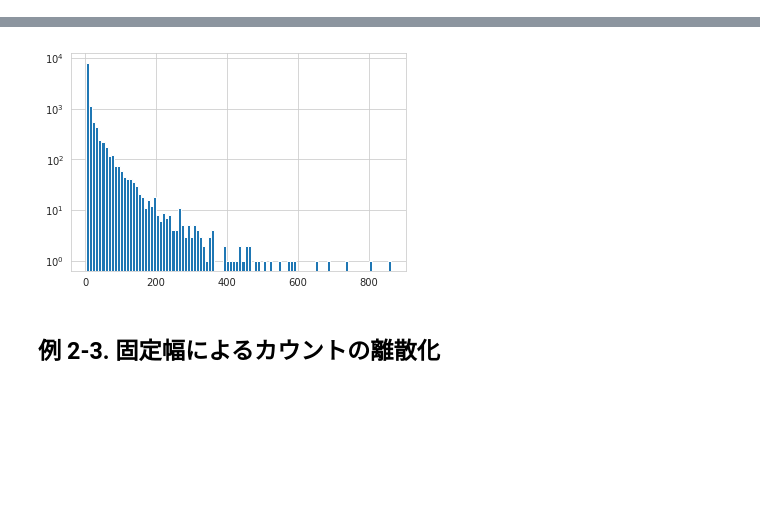
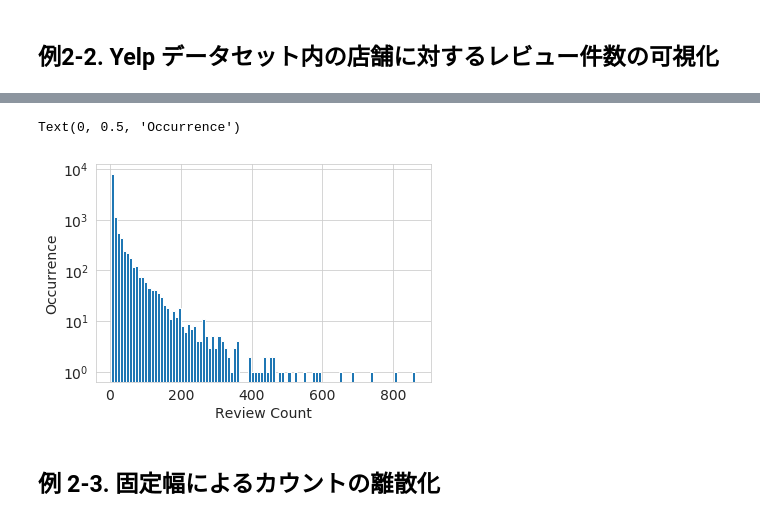
Before and after one commit to HOXOMInc/feature-engineering-book, a Jupyter notebook: 2-2-2.ipynb, the cells around one changed output, grey strips where cells are left out. Cells and saved outputs as stored; diff of their text form; code cells hidden in the pictures; blank space fills up the shorter version.

```diff
--- a/2-2-2.ipynb
+++ b/2-2-2.ipynb
@@ -1,3 +1,5 @@
+# %% [markdown]
+## 例2-2. Yelp データセット内の店舗に対するレビュー件数の可視化
 # %%
 import pandas as pd
 import json
@@ -15,14 +19,19 @@ biz_df.head()
 # %%
 %matplotlib inline
 import matplotlib.pyplot as plt
 import seaborn as sns
+
+# レビュー件数のヒストグラムを描画
 sns.set_style("whitegrid")
+fig, ax = plt.subplots()
+biz_df["review_count"].hist(ax=ax, bins=100)
+ax.set_yscale("log")
+ax.tick_params(labelsize=14)
+ax.set_xlabel('Review Count', fontsize=14)
+ax.set_ylabel('Occurrence', fontsize=14)
+# %% [output]
+Text(0, 0.5, 'Occurrence')
+[figure, added]
-# %%
-fig, ax = plt.subplots()
-biz_df["review_count"].hist(ax=ax, bins=100)
-ax.set_yscale("log")
-# %% [output]
-[figure, removed]
 # %% [markdown]
 ## 例 2-3. 固定幅によるカウントの離散化
 # %%
```
Also changed, not shown: parts of 9 cells of this notebook, 2 other files.
